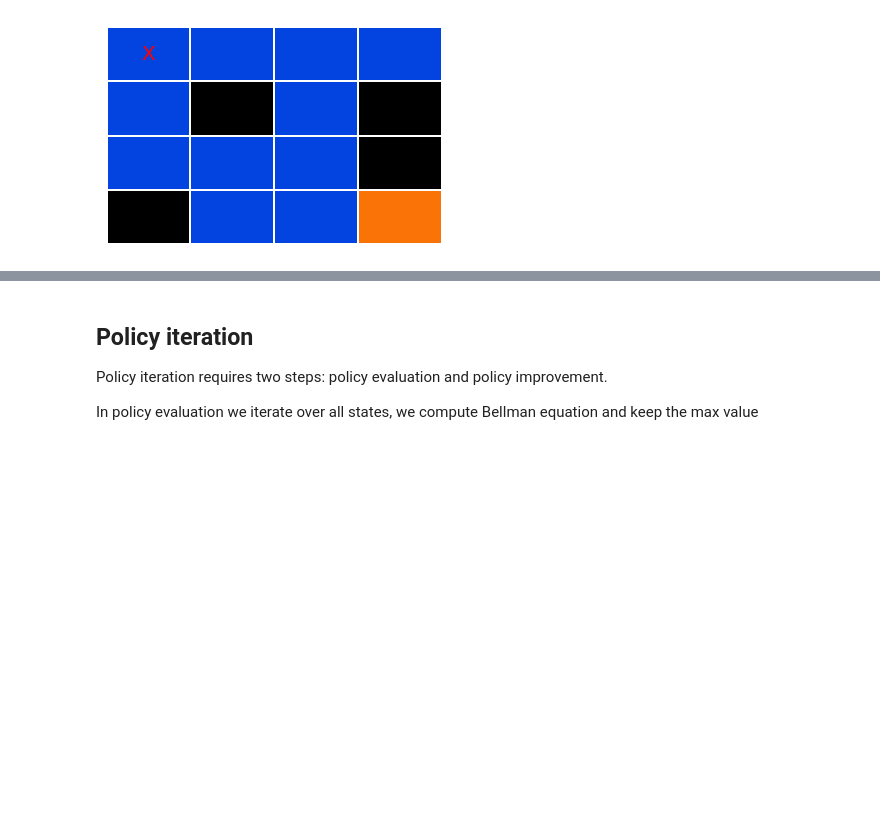
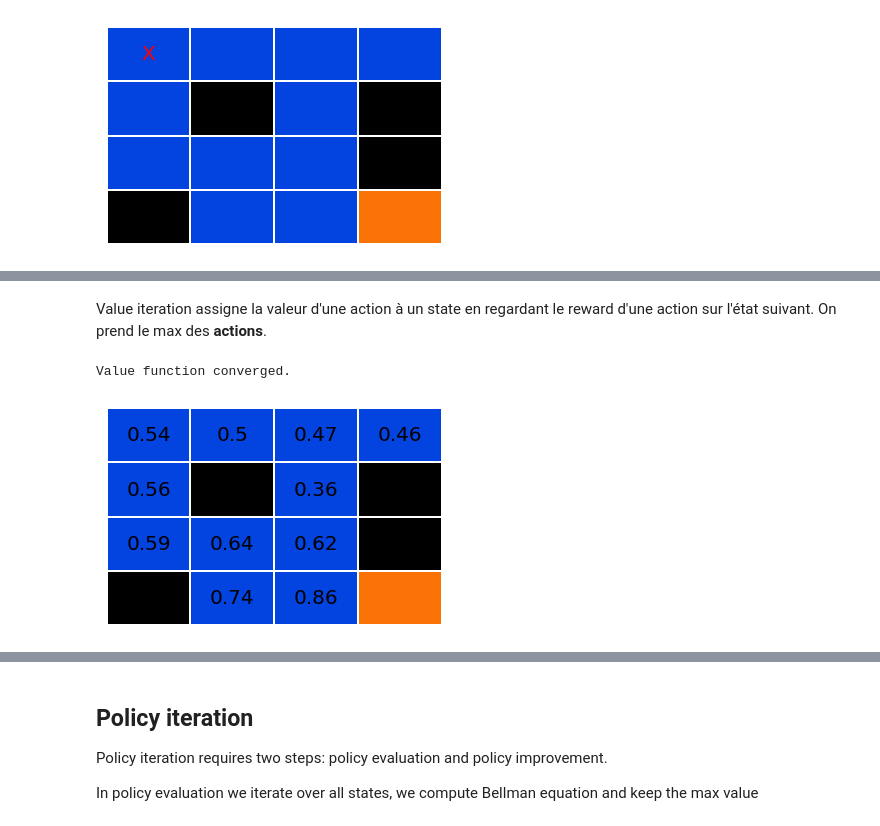
Before and after one commit to ademenet/move_37, a Jupyter notebook: week2/gridworld_solution.ipynb, the cells around one changed output, grey strips where cells are left out. Drawn from its saved outputs; the diff is of its cells as text; code cells hidden in the pictures; blank space fills up the shorter version.

Commit message:
week2 assignment done

```diff
--- a/week2/gridworld_solution.ipynb
+++ b/week2/gridworld_solution.ipynb
@@ -137,0 +59,27 @@ array([0.        , 0.        , 0.        , 0.        , 0.        ,
+# %% [markdown]
+Value iteration assigne la valeur d'une action à un state en regardant le reward d'une action sur l'état suivant. On prend le max des **actions**.
+# %%
+def get_expected_values(env, s, V, discount_factor):
+    A = np.zeros(env.env.nA)
+    for a in range(env.env.nA):
+        A[a] = np.sum(prob * (reward + discount_factor * V[next_state]) for prob, next_state, reward, _ in env.env.P[s][a])
+    return A
+
+def value_iteration(env, theta=1e-20, discount_factor=0.99):
+    V = np.zeros(env.env.nS)
+    while True:
+        delta = 0
+        for s in range(env.env.nS):
+            temp = V.copy()
+            V[s] = np.max(get_expected_values(env, s, V, discount_factor))
+            delta = max(delta, np.abs(temp[s] - V[s]))
+        if delta < theta:
+            print(f"Value function converged.")
+            break
+    return V
+# %%
+V = value_iteration(env)
+week2_utils.plotV(V, env)
+# %% [output]
+Value function converged.
+[figure, added]
```
Also changed, not shown: parts of 13 cells of this notebook.
